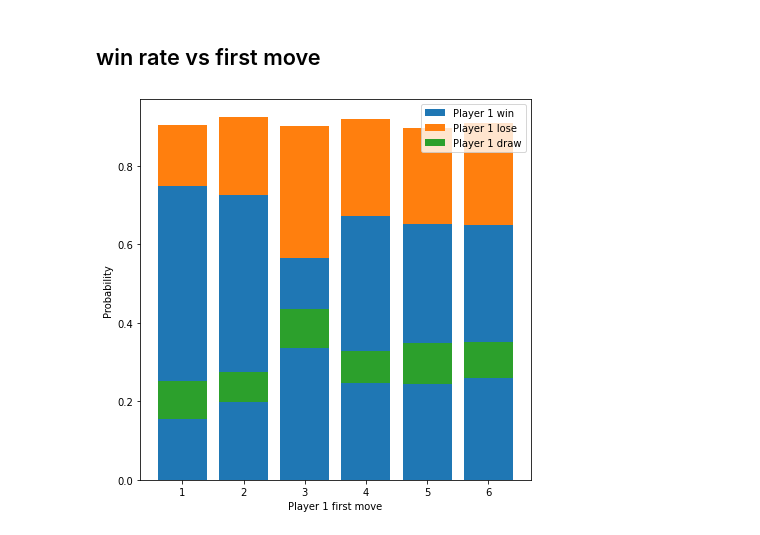
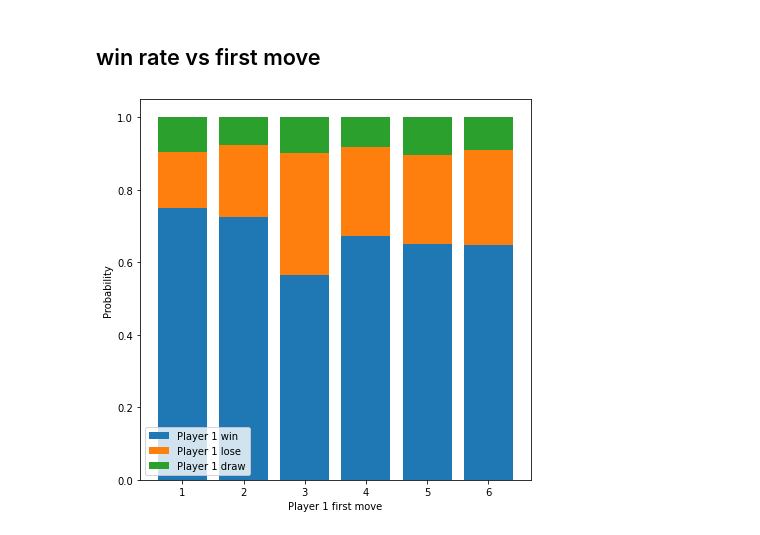
Before and after one commit to sdysch/mancala, a Jupyter notebook: analysis/plots.ipynb, the cells around one changed output. Cells and saved outputs as stored; diff of their text form; code cells hidden in the pictures.

Commit message:
Fix plot

```diff
--- a/analysis/plots.ipynb
+++ b/analysis/plots.ipynb
@@ -60,31 +60,31 @@ plt.show()
 # %%
 initial_moves = view['first_move'].unique()
 initial_moves = np.sort(initial_moves)
 
 win_probs  = pd.DataFrame(columns=['prob'], index=initial_moves, dtype=float)
 lose_probs = pd.DataFrame(columns=['prob'], index=initial_moves, dtype=float)
 draw_probs = pd.DataFrame(columns=['prob'], index=initial_moves, dtype=float)
 
 for move in initial_moves:
     first_move_view = view[ view['first_move'] == move ]
     norm = len(first_move_view)
 
     win_probs['prob'].loc[move]  = len(first_move_view[ first_move_view['player_1_result'] == 'win' ]) / norm
     lose_probs['prob'].loc[move] = len(first_move_view[ first_move_view['player_1_result'] == 'lose' ]) / norm
     draw_probs['prob'].loc[move] = len(first_move_view[ first_move_view['player_1_result'] == 'draw' ]) / norm
 
 
 fig, ax = plt.subplots(1, 1, figsize=(7, 7))
 
 ax.bar(win_probs.index,  win_probs['prob'],  label='Player 1 win')
 ax.bar(lose_probs.index, lose_probs['prob'], label='Player 1 lose', bottom=win_probs['prob'])
-ax.bar(draw_probs.index, draw_probs['prob'], label='Player 1 draw', bottom=lose_probs['prob'])
+ax.bar(draw_probs.index, draw_probs['prob'], label='Player 1 draw', bottom=lose_probs['prob']+win_probs['prob'])
 
 ax.set_xlabel('Player 1 first move')
 ax.set_ylabel('Probability')
 
 plt.legend()
 
 plt.show()
 # %% [output]
-[figure, old version]
+[figure, new version]
```
Also changed, not shown: 1 other file.
